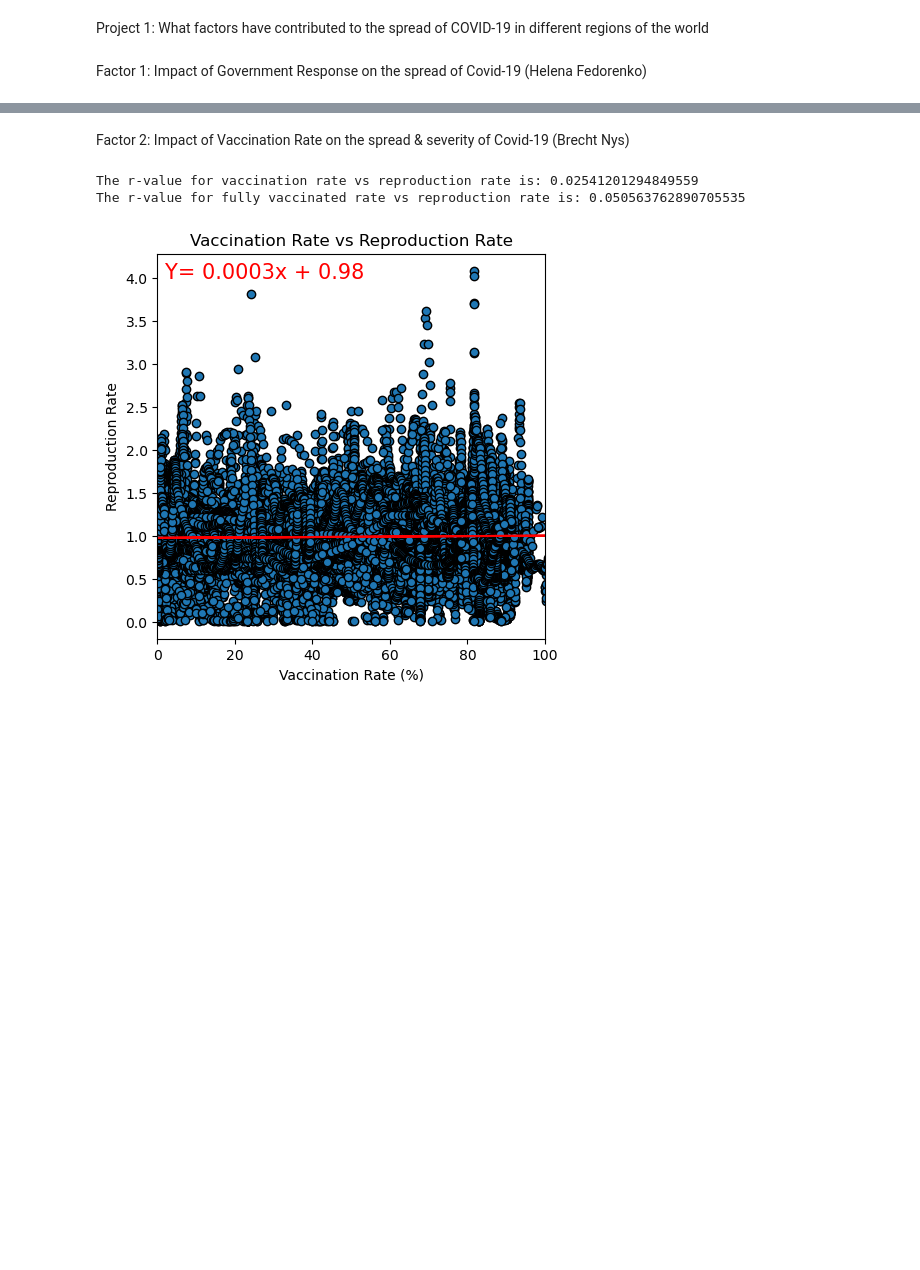
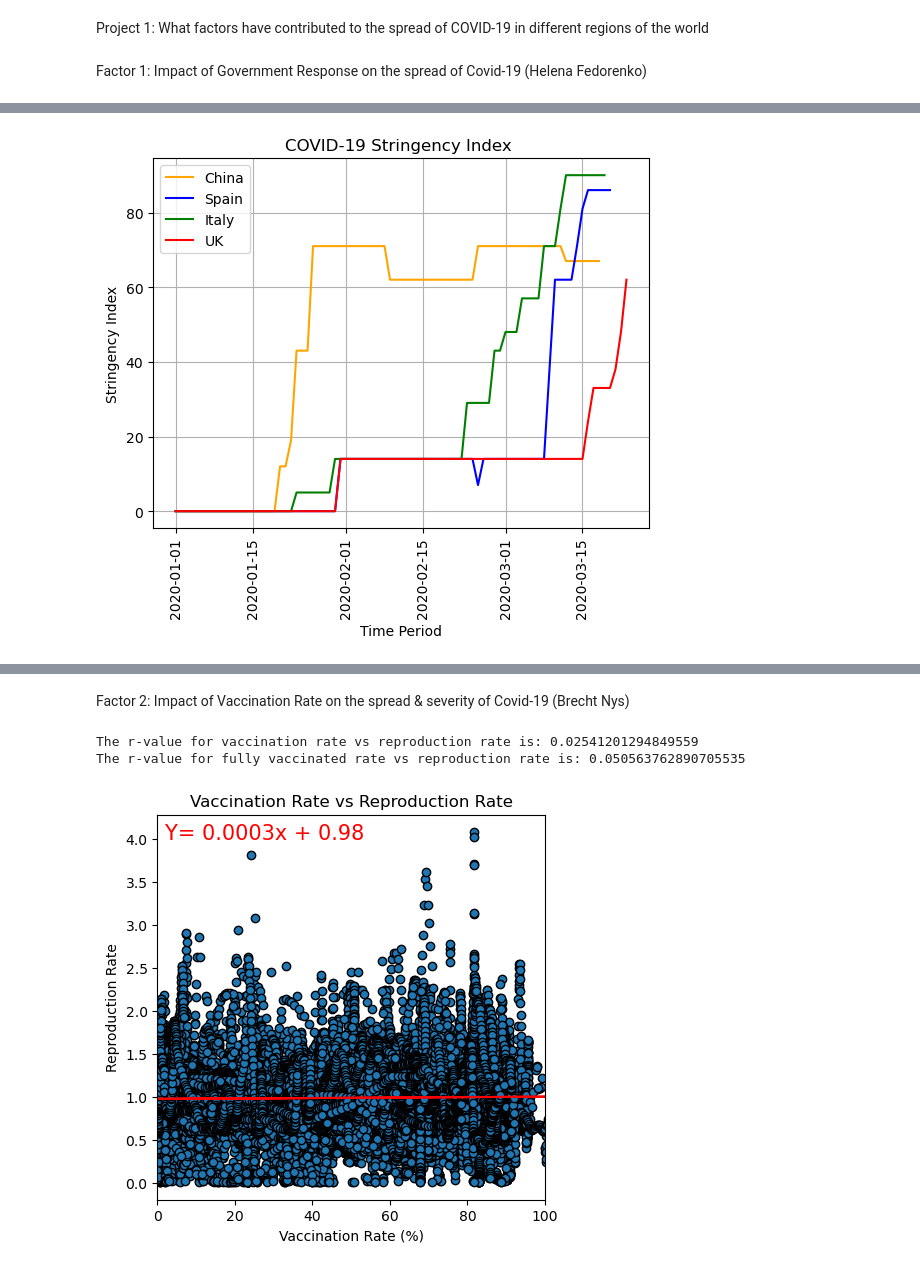
Before and after one commit to NysB/Project_1_Group_3, a Jupyter notebook: factors_covid.ipynb, the cells around one changed output, grey strips where cells are left out. Saved outputs shown, nothing was run; the diff lists cells and outputs as text; code cells hidden in the pictures; blank space fills up the shorter version.

```diff
--- a/factors_covid.ipynb
+++ b/factors_covid.ipynb
@@ -31,0 +141,9 @@ Factor 1: Impact of Government Response on the spread of Covid-19 (Helena Fedore
+# %%
+#Find particular countries that we are interested in
+China_df = OxCGRT_index_df.loc[OxCGRT_index_df['Country Name']=='China']
+
+Spain_df = OxCGRT_index_df.loc[OxCGRT_index_df['Country Name']=='Spain']
+
+Italy_df = OxCGRT_index_df.loc[OxCGRT_index_df['Country Name']=='Italy']
+
+UK_df = OxCGRT_index_df.loc[OxCGRT_index_df['Country Name']=='United Kingdom']
@@ -31,0 +153,27 @@ Factor 1: Impact of Government Response on the spread of Covid-19 (Helena Fedore
+# %%
+# Plot the Stringency Index over time
+
+c, = plt.plot(China_df['Date'], China_df['Stringency Index'], color='orange', label="China")#orange
+
+s, = plt.plot(Spain_df['Date'], Spain_df['Stringency Index'], color='blue', label='Spain')
+
+i = plt.plot(Italy_df['Date'], Italy_df['Stringency Index'], color='green', label='Italy')#green
+
+u = plt.plot(UK_df['Date'], UK_df['Stringency Index'], color='r', label='UK')
+
+plt.xticks(rotation="vertical")
+plt.legend(loc='best')
+
+# Add labels and a title to the plot
+plt.xlabel('Time Period')
+plt.ylabel('Stringency Index')
+plt.title('COVID-19 Stringency Index ')
+plt.grid()
+
+plt.savefig("Result\COVID-19 Stringency Index.png")
+
+
+# Display the plot
+plt.show()
+# %% [output]
+[figure, added]
```
Also changed, not shown: parts of 10 cells of this notebook, 3 other files.
